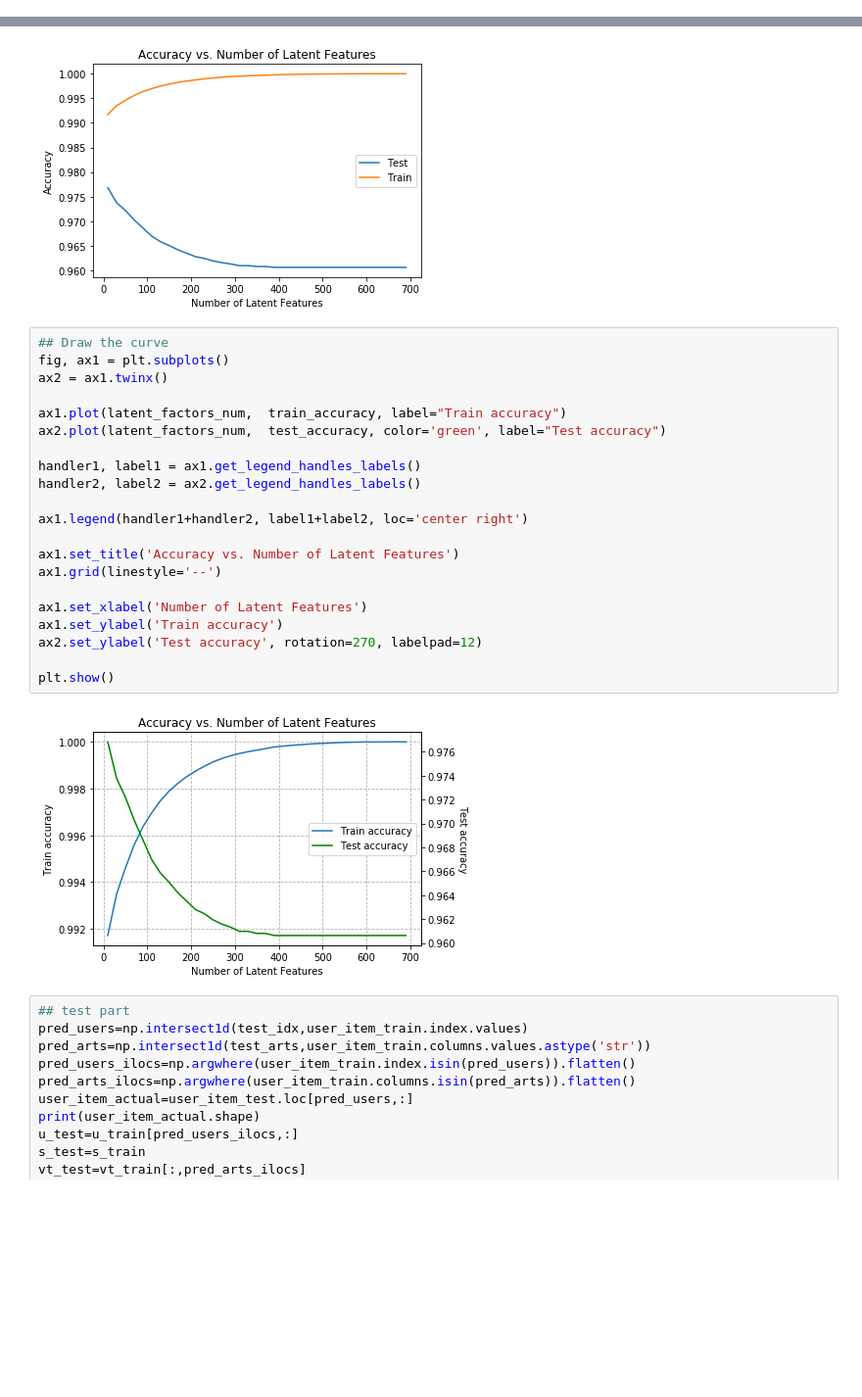
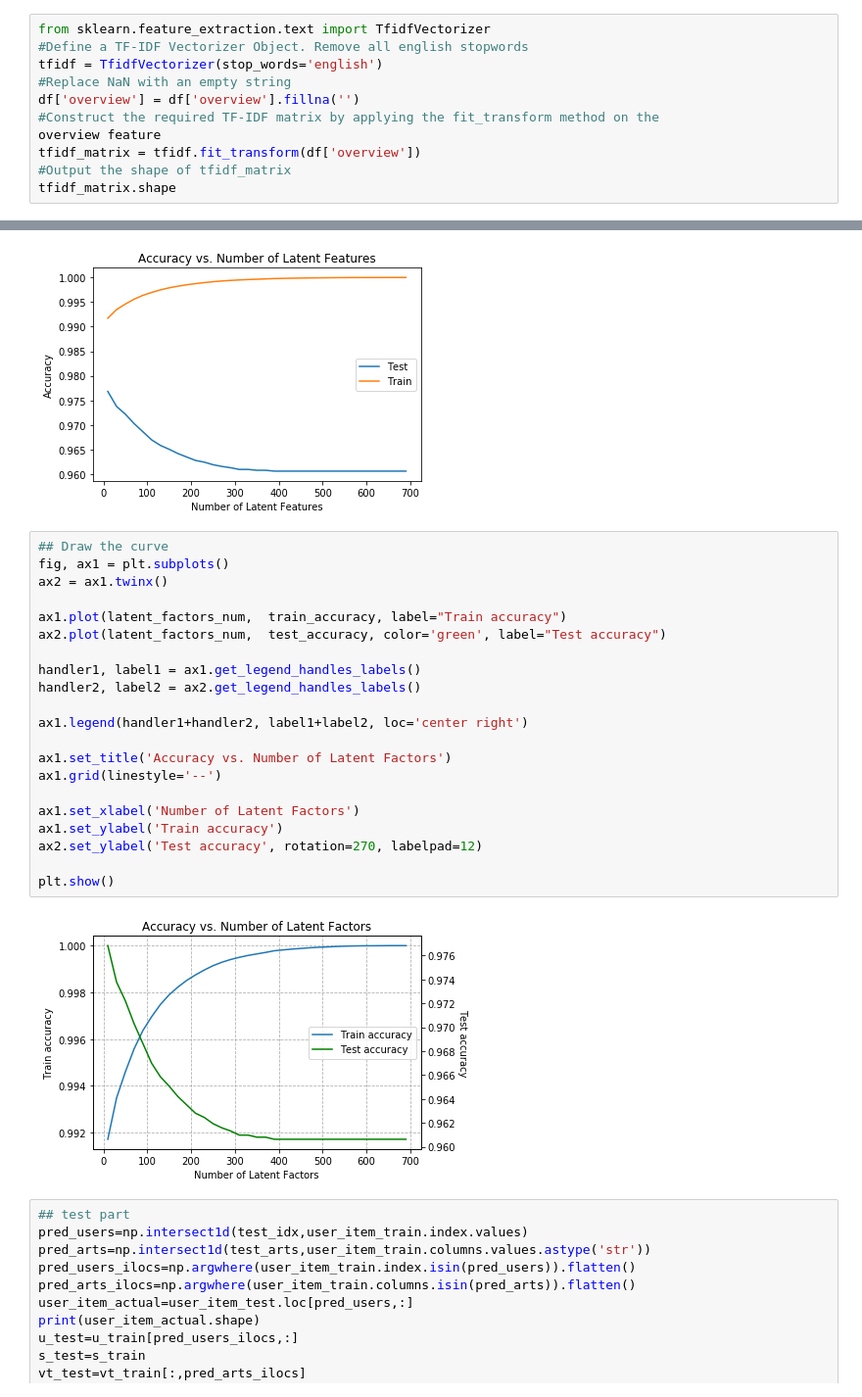
Before and after one commit to bin-wang-sh/Recommendation_with_IBM_Webapp, a Jupyter notebook: Recommendations_with_IBM.ipynb, the cells around one changed output, grey strips where cells are left out. Shown at 98% size. Cells and saved outputs as stored; diff of their text form; blank space fills up the shorter version.

```diff
--- a/Recommendations_with_IBM.ipynb
+++ b/Recommendations_with_IBM.ipynb
@@ -782,6 +782,17 @@ Another method we might use to make recommendations is to perform a ranking of t
 `1.` Use the function body below to create a content based recommender.  Since there isn't one right answer for this recommendation tactic, no test functions are provided.  Feel free to change the function inputs if you decide you want to try a method that requires more input values.  The input values are currently set with one idea in mind that you may use to make content based recommendations.  One additional idea is that you might want to choose the most popular recommendations that meet your 'content criteria', but again, there is a lot of flexibility in how you might make these recommendations.
 
 ### This part is NOT REQUIRED to pass this project.  However, you may choose to take this on as an extra way to show off your skills.
+# %%
+from sklearn.feature_extraction.text import TfidfVectorizer
+#Define a TF-IDF Vectorizer Object. Remove all english stopwords
+tfidf = TfidfVectorizer(stop_words='english')
+#Replace NaN with an empty string
+df['overview'] = df['overview'].fillna('')
+#Construct the required TF-IDF matrix by applying the fit_transform method on the
+overview feature
+tfidf_matrix = tfidf.fit_transform(df['overview'])
+#Output the shape of tfidf_matrix
+tfidf_matrix.shape
 # %%
 def make_content_recs():
     '''
@@ -1043,26 +1054,26 @@ plt.show()
 # %%
 ## Draw the curve
 fig, ax1 = plt.subplots()
 ax2 = ax1.twinx()
 
 ax1.plot(latent_factors_num,  train_accuracy, label="Train accuracy")
 ax2.plot(latent_factors_num,  test_accuracy, color='green', label="Test accuracy")
 
 handler1, label1 = ax1.get_legend_handles_labels()
 handler2, label2 = ax2.get_legend_handles_labels()
 
 ax1.legend(handler1+handler2, label1+label2, loc='center right')
 
-ax1.set_title('Accuracy vs. Number of Latent Features')
+ax1.set_title('Accuracy vs. Number of Latent Factors')
 ax1.grid(linestyle='--')
 
-ax1.set_xlabel('Number of Latent Features')
+ax1.set_xlabel('Number of Latent Factors')
 ax1.set_ylabel('Train accuracy')
 ax2.set_ylabel('Test accuracy', rotation=270, labelpad=12)
 
 plt.show()
 # %% [output]
-[figure, old version]
+[figure, new version]
 # %%
 ## test part
 pred_users=np.intersect1d(test_idx,user_item_train.index.values)
```
Also changed, not shown: parts of 3 cells of this notebook.
